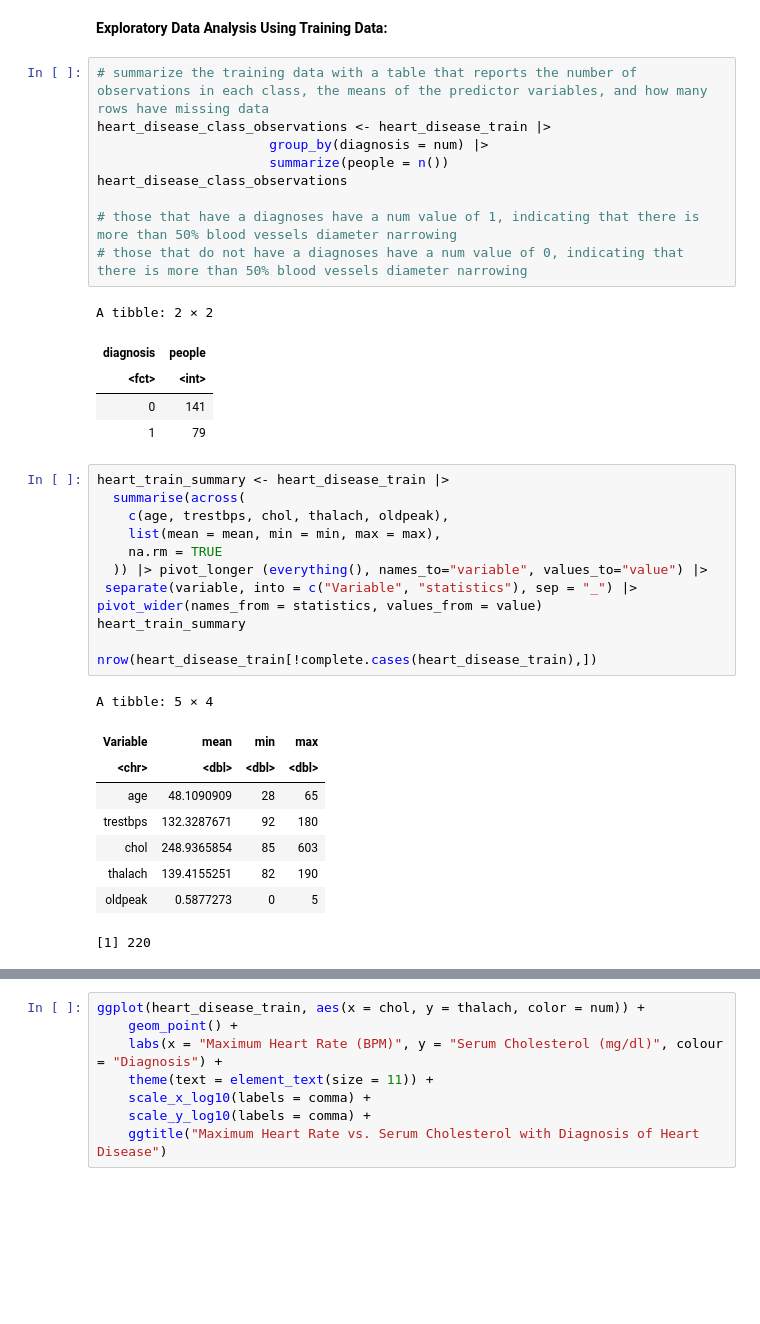
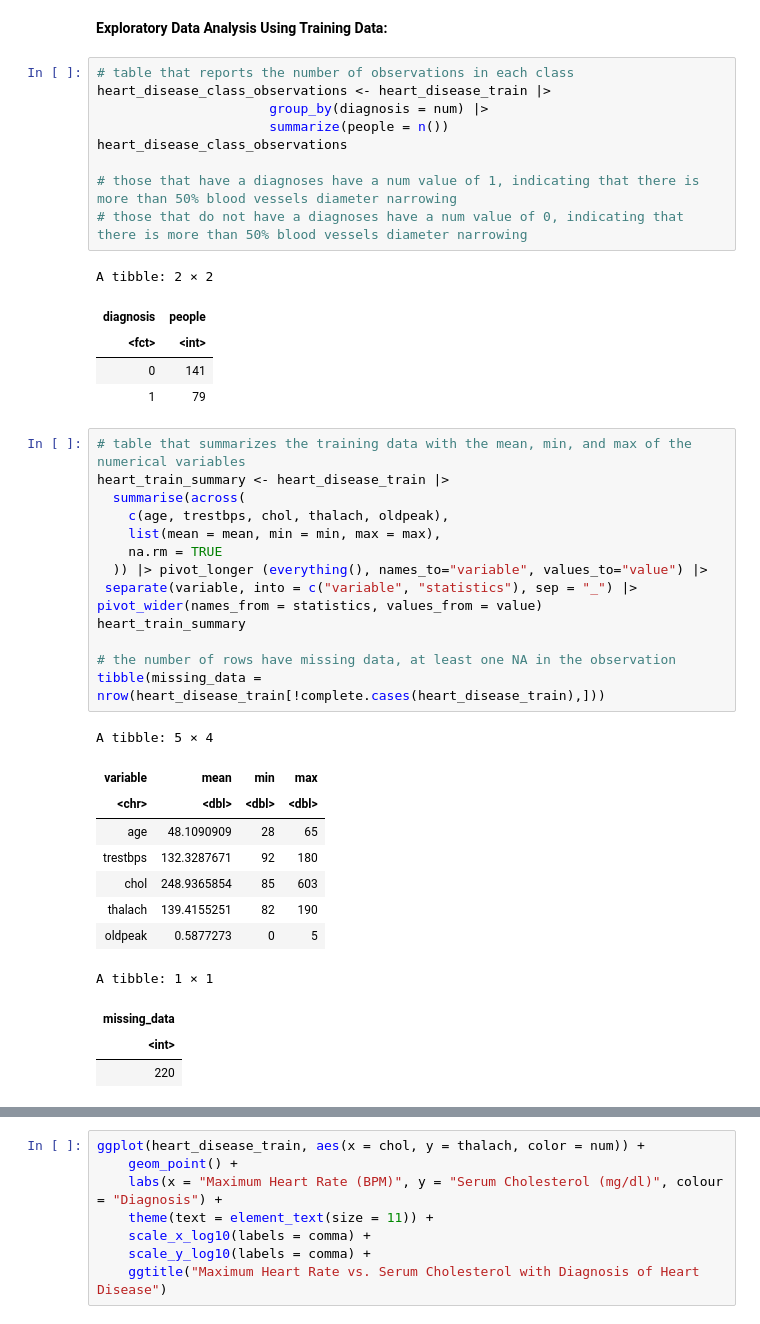
Before and after one commit to GeneRevo/DSCI100-007-Group10, a Jupyter notebook: 007_project_proposal.ipynb, the cells around one changed output, grey strips where cells are left out. Cells and saved outputs as stored; diff of their text form; blank space fills up the shorter version.

```diff
--- a/007_project_proposal.ipynb
+++ b/007_project_proposal.ipynb
@@ -128,7 +128,7 @@ A tibble: 2 × 3
 # %% [markdown]
 **Exploratory Data Analysis Using Training Data:**
 # %%
-# summarize the training data with a table that reports the number of observations in each class, the means of the predictor variables, and how many rows have missing data
+# table that reports the number of observations in each class
 heart_disease_class_observations <- heart_disease_train |>
                       group_by(diagnosis = num) |>
                       summarize(people = n())
@@ -143,23 +143,28 @@ A tibble: 2 × 2
 | 0 | 141 |
 | 1 | 79 |
 # %%
+# table that summarizes the training data with the mean, min, and max of the numerical variables
 heart_train_summary <- heart_disease_train |>
   summarise(across(
     c(age, trestbps, chol, thalach, oldpeak),
     list(mean = mean, min = min, max = max),
     na.rm = TRUE
   )) |> pivot_longer (everything(), names_to="variable", values_to="value") |>
- separate(variable, into = c("Variable", "statistics"), sep = "_") |> pivot_wider(names_from = statistics, values_from = value)
+ separate(variable, into = c("variable", "statistics"), sep = "_") |> pivot_wider(names_from = statistics, values_from = value)
 heart_train_summary
 
-nrow(heart_disease_train[!complete.cases(heart_disease_train),])
+# the number of rows have missing data, at least one NA in the observation
+tibble(missing_data = nrow(heart_disease_train[!complete.cases(heart_disease_train),]))
 # %% [output]
 A tibble: 5 × 4
-| Variable | mean | min | max |
+| variable | mean | min | max |
 | <chr> | <dbl> | <dbl> | <dbl> |
 | age | 48.1090909 | 28 | 65 |
 | trestbps | 132.3287671 | 92 | 180 |
 | chol | 248.9365854 | 85 | 603 |
 | thalach | 139.4155251 | 82 | 190 |
 | oldpeak | 0.5877273 | 0 | 5 |
-[1] 220
+A tibble: 1 × 1
+| missing_data |
+| <int> |
+| 220 |
```
Also changed, not shown: parts of 4 cells of this notebook.
